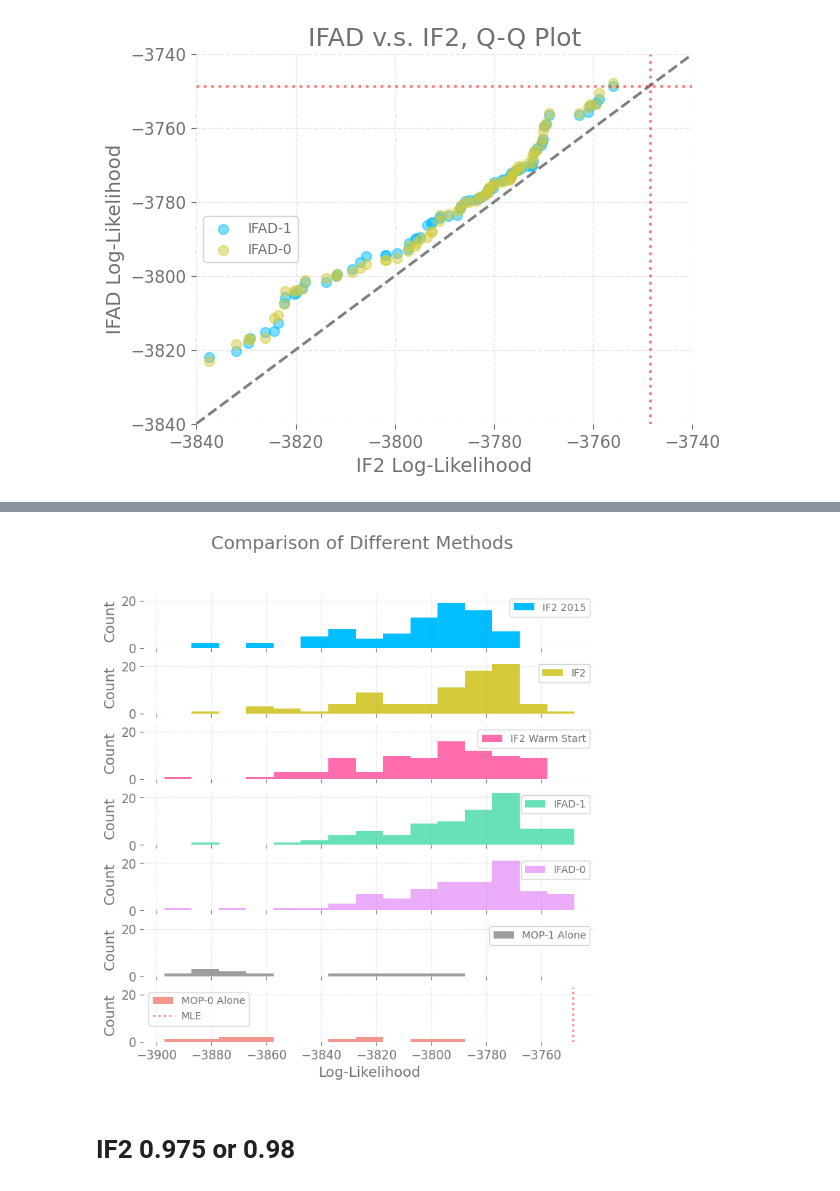
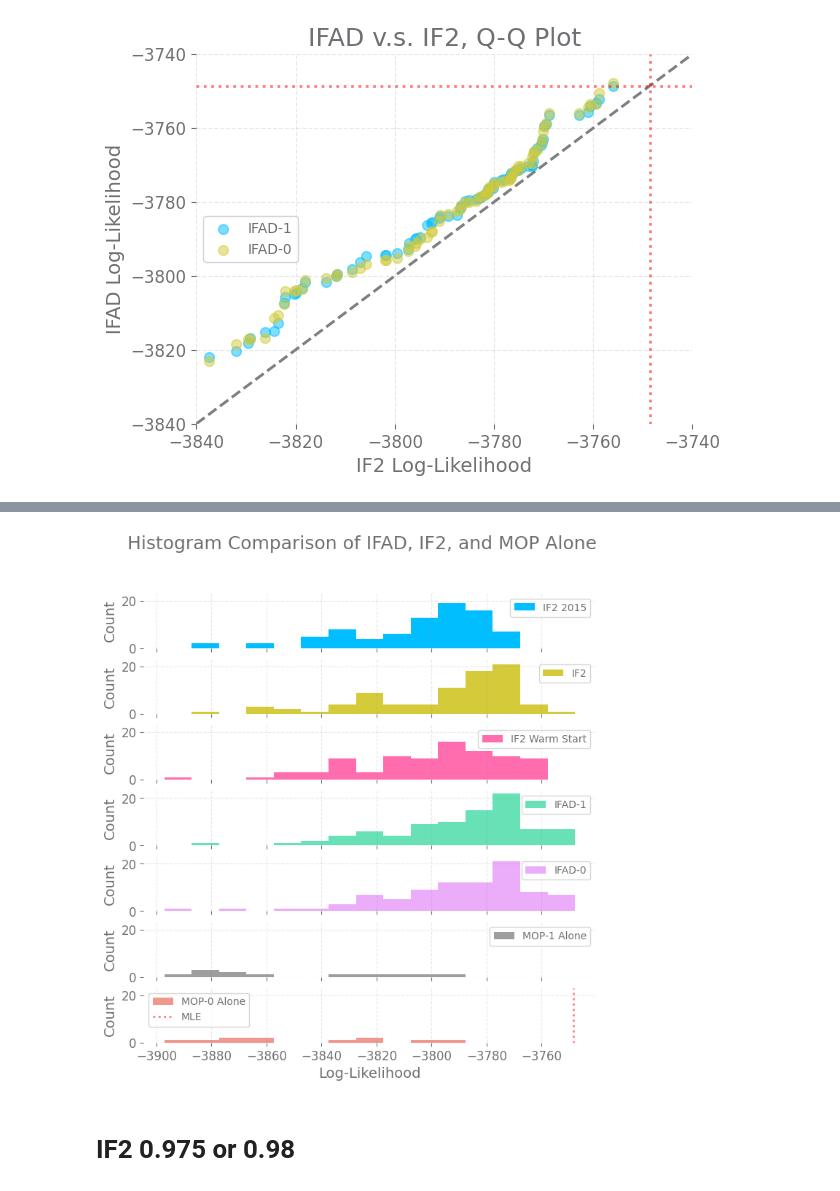
Before and after one commit to hetankevin/diffilter, a Jupyter notebook: cholera.ipynb, the cells around one changed output, grey strips where cells are left out. Drawn from its saved outputs; the diff is of its cells as text; code cells hidden in the pictures.

```diff
--- a/cholera.ipynb
+++ b/cholera.ipynb
@@ -633,31 +636,31 @@ plt.show()
 # %%
 #IF2 0.95
 import seaborn as sns
 import pyreadr
 from scipy.special import logsumexp
 plt.style.use('matplotlibrc')
 result = pyreadr.read_r('data/dacca/cholera-mif1-mif2.rda')
 
 data = pd.DataFrame({'IF2 2015': logsumexp(result['m2.lik'], axis=0)[:],
               'IF2': -(np.array(mif_logliks_trials)[:-2,-1]),
                'IF2 Warm Start': -(np.array(mif_logliks_warm_trials)[:-2,-1]),
               'IFAD-1': -(np.array(gd_logliks_trials)[:-2,-1]),
               'IFAD-0' : -(np.array(gd_logliks_pf_trials)[:-2,-1]),
               'MOP-1 Alone': -(np.array(gd_logliks_raw_trials)[:-2,-1]),
               'MOP-0 Alone': -(np.array(gd_logliks_pf_raw_trials)[:-2,-1])})
 
 data[data>-3900].iloc[:,0:].plot.hist(subplots=True, figsize=(8,8),
                                        bins=15,
                                       xlabel='Log-Likelihood',
                                       ylabel='Count',
                                      sharex=True, sharey=True)
-plt.suptitle('Comparison of Different Methods', fontsize=18)
+plt.suptitle('Histogram Comparison of IFAD, IF2, and MOP Alone', fontsize=18)
 plt.axvline(-3748.5, linestyle='dotted', color='r', alpha=0.5, label='MLE')
 plt.legend()
 plt.savefig('imgs/095/hist.png', bbox_inches='tight')
 plt.show()
 # %% [output]
-[figure, old version]
+[figure, new version]
 # %% [markdown]
 # IF2 0.975 or 0.98
 # %%
```
Also changed, not shown: parts of 4 cells of this notebook, 5 other files.
